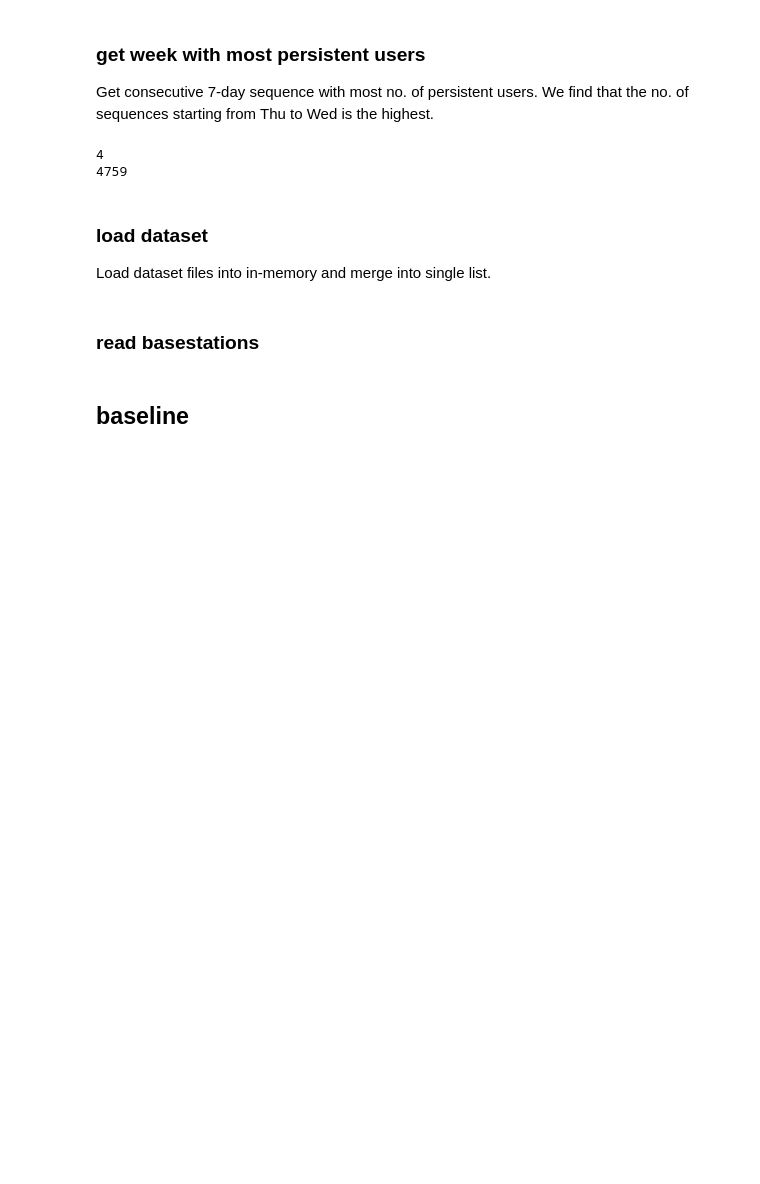
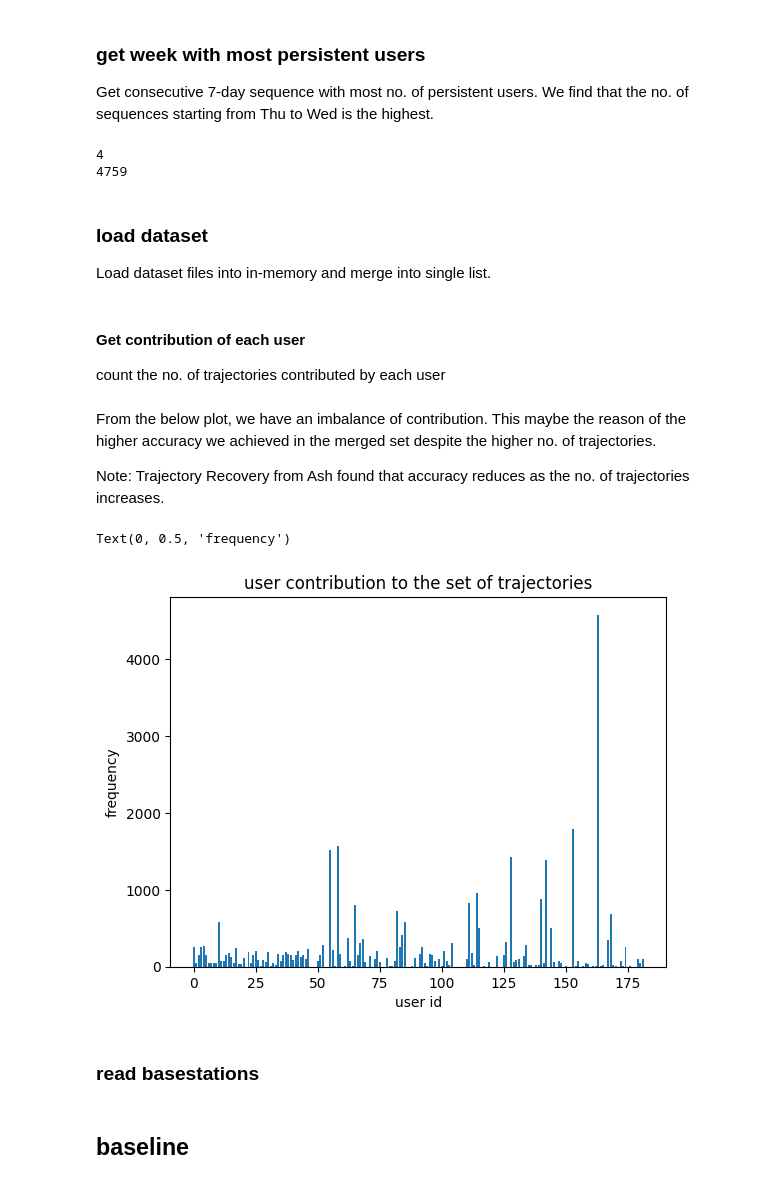
Before and after one commit to D31T4/neural-trajectory-model, a Jupyter notebook: src/main/experiments/geolife-c100-merged.ipynb, the cells around one changed output. Drawn from its saved outputs; the diff is of its cells as text; code cells hidden in the pictures; blank space fills up the shorter version.

```diff
--- a/src/main/experiments/geolife-c100-merged.ipynb
+++ b/src/main/experiments/geolife-c100-merged.ipynb
@@ -156,3 +156,7 @@ while i < len(fnames) and len(fnames) - i > 7:
     i += 7
 
 assert all(len(test_trajectories[j]) == max_count for j in range(7))
+# %% [markdown]
+#### Get contribution of each user
+
+count the no. of trajectories contributed by each user
@@ -159,3 +204,20 @@ assert all(len(test_trajectories[j]) == max_count for j in range(7))
+# %% [markdown]
+From the below plot, we have an imbalance of contribution. This maybe the reason of the higher accuracy we achieved in the merged set despite the higher no. of trajectories.
+
+Note: Trajectory Recovery from Ash found that accuracy reduces as the no. of trajectories increases.
+# %%
+y = [0] * 182
+
+for uid, count in user_contribution.items():
+    y[int(uid)] = count
+
+plt.bar([*range(182)], y)
+plt.title('user contribution to the set of trajectories')
+plt.xlabel('user id')
+plt.ylabel('frequency')
+# %% [output]
+Text(0, 0.5, 'frequency')
+[figure, added]
 # %% [markdown]
 ### read basestations
 # %%
```
Also changed, not shown: parts of 1 cell of this notebook.
